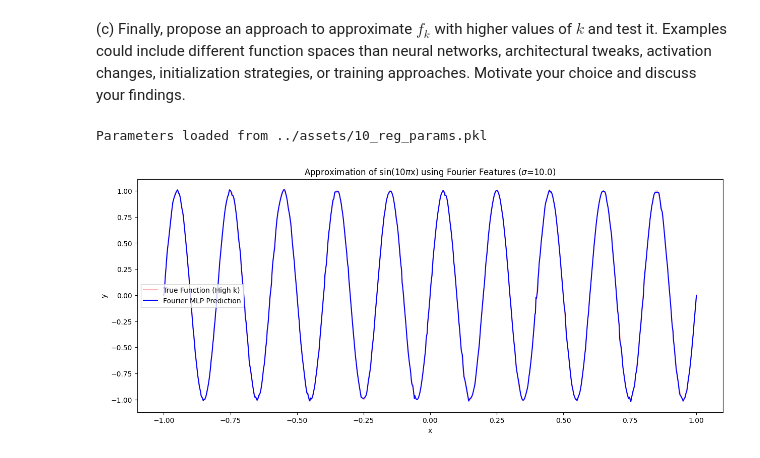
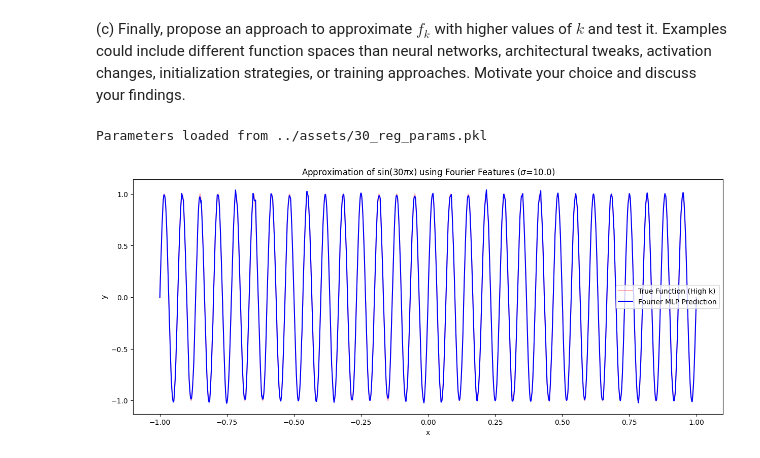
Before and after one commit to yazanmashal03/laoml-project, a Jupyter notebook: notebook/project2.ipynb, the cells around one changed output. Saved outputs shown, nothing was run; the diff lists cells and outputs as text; code cells hidden in the pictures.

```diff
--- a/notebook/project2.ipynb
+++ b/notebook/project2.ipynb
@@ -705,7 +705,7 @@ def input_mapping(x, B):
 
     return jnp.concatenate([jnp.cos(xp), jnp.sin(xp)], axis=-1)
 
-k_high = 10
+k_high = 30
 n_samples = 5000
 x = jnp.linspace(-1, 1, n_samples).reshape(-1, 1)
 y = jnp.sin(k_high * jnp.pi * x)
@@ -734,34 +734,34 @@ best_config = {
     'epochs': 100
 }
 
-x_plot = jnp.linspace(-1, 1, 1000).reshape(-1, 1)
+x_plot = jnp.linspace(-1, 1, 10000).reshape(-1, 1)
 x_plot_mapped = input_mapping(x_plot, B)
 
 # print(f"Training on f_{k_high} with Fourier Features...")
 # params, test_acc, test_loss, learning_curve = train_model(
 #     x_train, y_train, x_test, y_test, best_config, classification=False
 # )
 # save_params(params, filename=f'../assets/{k_high}_reg_params.pkl')
 
 params = load_params(f'../assets/{k_high}_reg_params.pkl') if params is None else params
 y_pred = forward(params, x_plot_mapped, best_config['activation'])
 
 plt.figure(figsize=(15, 6))
 plt.plot(x, y, color='red', alpha=0.3, label='True Function (High k)')
 plt.plot(x_plot, y_pred, color='blue', label='Fourier MLP Prediction')
 plt.title(f"Approximation of sin({k_high}$\pi$x) using Fourier Features ($\sigma$={scale})")
 plt.xlabel('x')
 plt.ylabel('y')
 plt.legend()
 plt.show()
 
 # plt.figure(figsize=(12, 5))
 # plt.plot(learning_curve['train_loss'], label='Train Loss')
 # plt.plot(learning_curve['test_loss'], label='Test Loss')
 # plt.yscale('log')
 # plt.title('Loss Curve (Log Scale)')
 # plt.legend()
 # plt.show()
 # %% [output]
-Parameters loaded from ../assets/10_reg_params.pkl
+Parameters loaded from ../assets/30_reg_params.pkl
-[figure, old version]
+[figure, new version]
```
Also changed, not shown: 2 other files.
